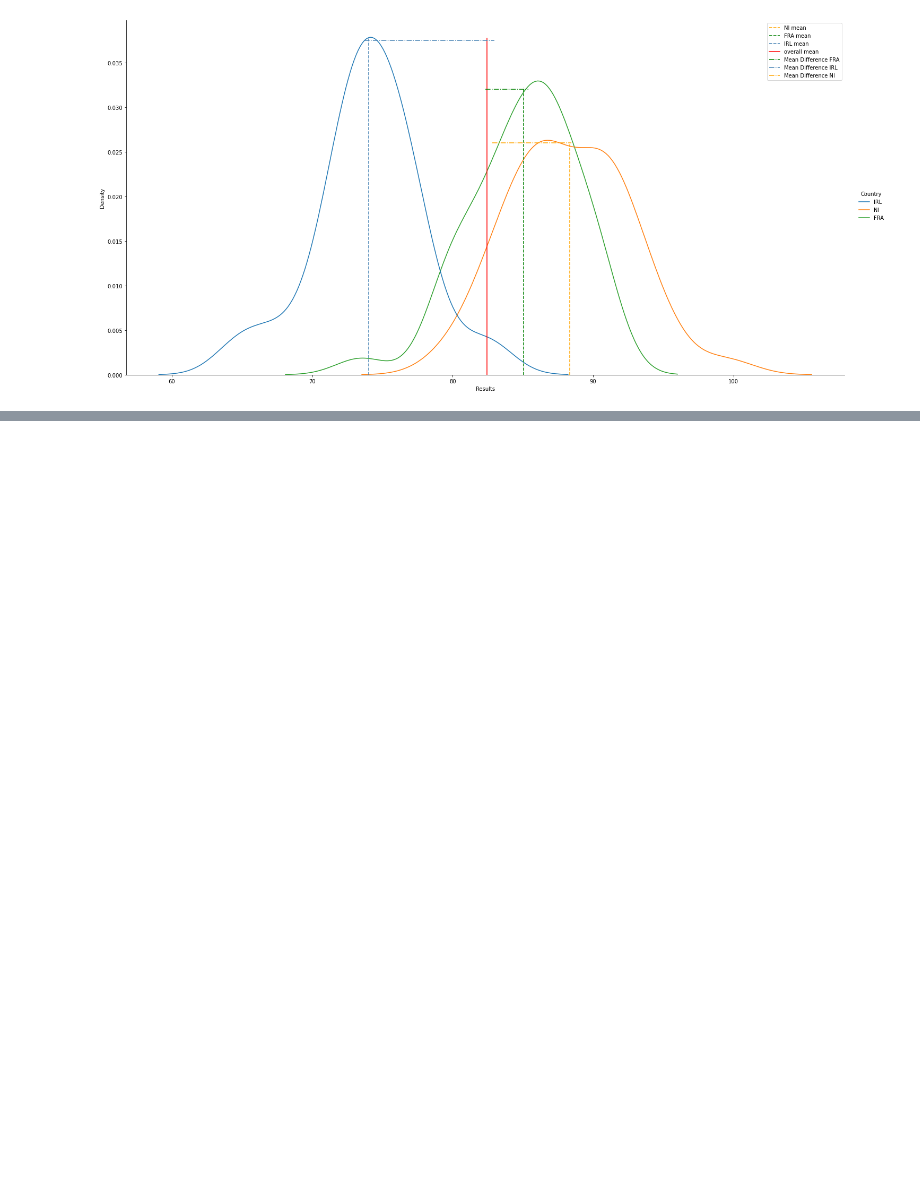
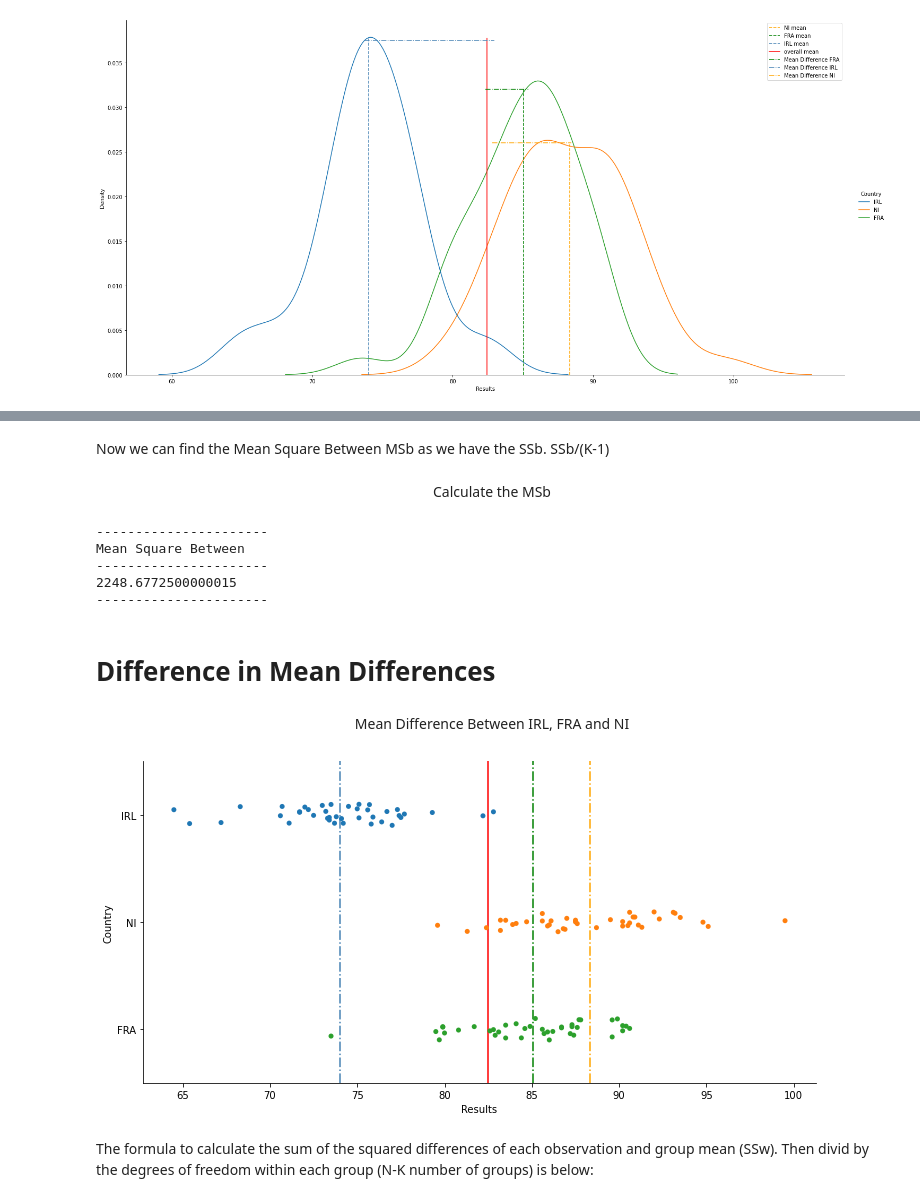
Before and after one commit to Deego88/MLS, a Jupyter notebook: Scipy-stats.ipynb, the cells around one changed output, grey strips where cells are left out. Cells and saved outputs as stored; diff of their text form; code cells hidden in the pictures; blank space fills up the shorter version.

```diff
--- a/Scipy-stats.ipynb
+++ b/Scipy-stats.ipynb
@@ -637,0 +712,37 @@ plt.show()
+# %% [markdown]
+Now we can find the Mean Square Between MSb as we have the SSb. SSb/(K-1)
+# %% [markdown]
+<center> Calculate the MSb <center/>
+# %%
+# Calculate MSb (Explained Variance)
+# K is number of observations
+k = len(df_students.Country.unique())
+MSb = SSb/(k-1)
+print("----------------------")
+print("Mean Square Between")
+print("----------------------")
+print(MSb)
+print("----------------------")
+# %% [output]
+----------------------
+Mean Square Between
+----------------------
+2248.6772500000015
+----------------------
+# %% [markdown]
+# Difference in Mean Differences
+# %% [markdown]
+<center> Mean Difference Between IRL, FRA and NI <center/>
+# %%
+# Display Variance in means
+sns.catplot(y="Country", x="Results", data=df_students,height=5,aspect=2)
+
+plt.axvline(x=df_students.Results.mean(),color='r')
+plt.axvline(x=df_students[df_students.Country == 'FRA'].Results.mean(),color='g',linestyle='-.')
+plt.axvline(x=df_students[df_students.Country == 'IRL'].Results.mean(),color='steelblue',linestyle='-.')
+plt.axvline(x=df_students[df_students.Country == 'NI'].Results.mean(),color='orange',linestyle='-.')
+plt.show()
+# %% [output]
+[figure, added]
+# %% [markdown]
+The formula to calculate the sum of the squared differences of each observation and group mean (SSw). Then divid by the degrees of freedom within each group (N-K number of groups) is below:
```
Also changed, not shown: parts of 12 cells of this notebook.
